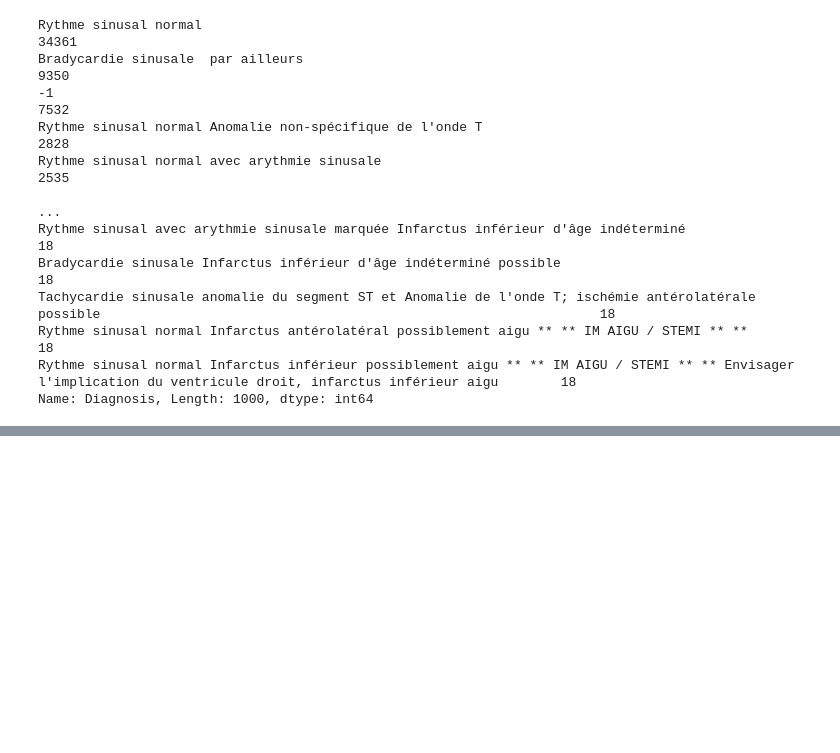
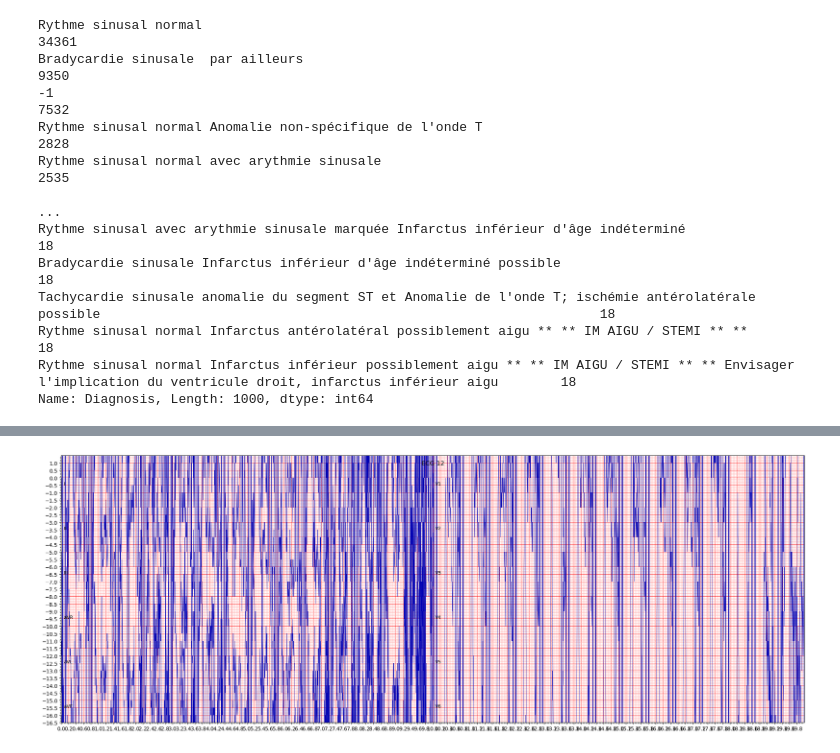
Before and after one commit to HeartWise-AI/DeepECG_Preprocess, a Jupyter notebook: DeepECG_GetFiles.ipynb, the cells around one changed output, grey strips where cells are left out. Cells and saved outputs as stored; diff of their text form; code cells hidden in the pictures; blank space fills up the shorter version.

```diff
--- a/DeepECG_GetFiles.ipynb
+++ b/DeepECG_GetFiles.ipynb
@@ -659,0 +715,8 @@ Name: Diagnosis, Length: 1000, dtype: int64
+# %%
+df = pd.read_csv("data/20230313_ECG_path.csv")
+# %%
+import CLI_xml2df as xml2df
+
+df_output = xml2df.tinyxml2df(
+    df["path"], out_path="data/ekg_waveforms_output/"
+).read2flatten()
@@ -659,0 +741,12 @@ Name: Diagnosis, Length: 1000, dtype: int64
+# %%
+npy_array = np.load(df_output["npy_path"][0])
+# Transpose the array to shape=[12, 2500]
+ecg_transposed = np.transpose(npy_array, (1, 0, 2))
+ecg_transposed = ecg_transposed.reshape(12, 2500)
+
+import ecg_plot
+
+ecg_plot.plot(ecg_transposed, sample_rate=250, title="ECG 12")
+ecg_plot.show()
+# %% [output]
+[figure, added]
```
Also changed, not shown: parts of 11 cells of this notebook, 8 other files.
